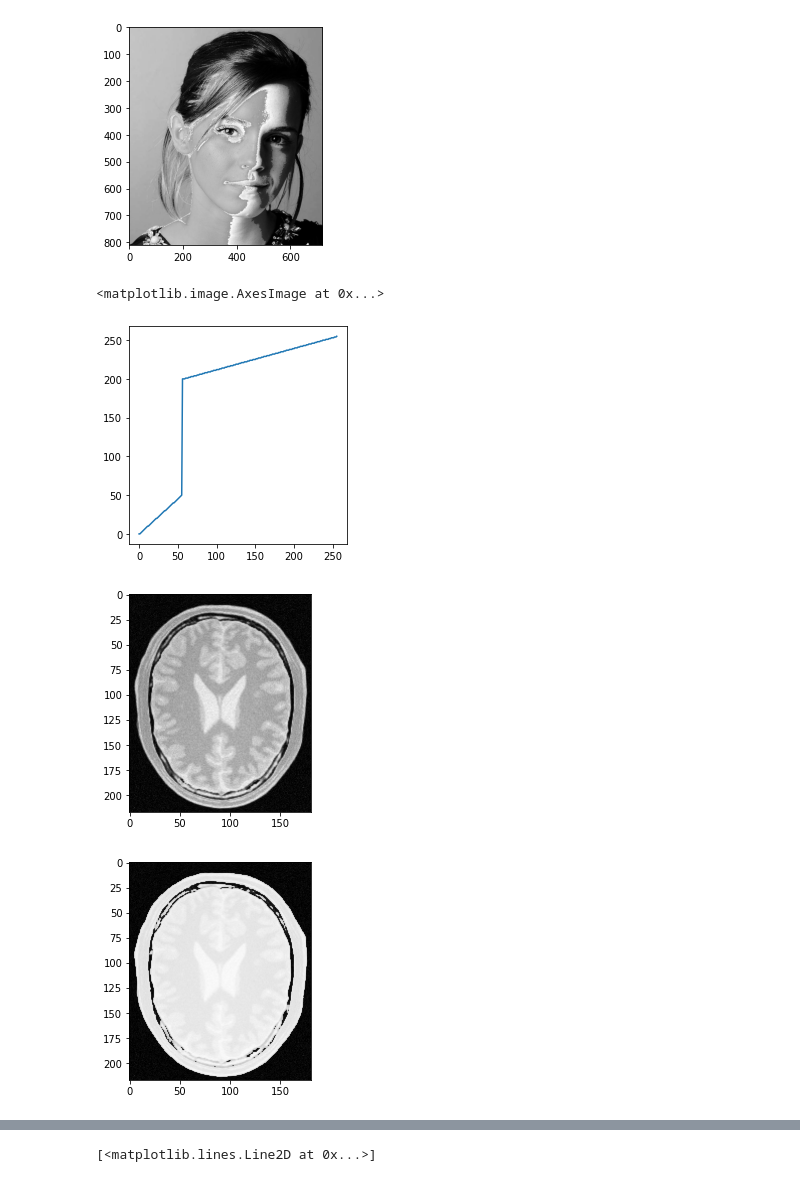
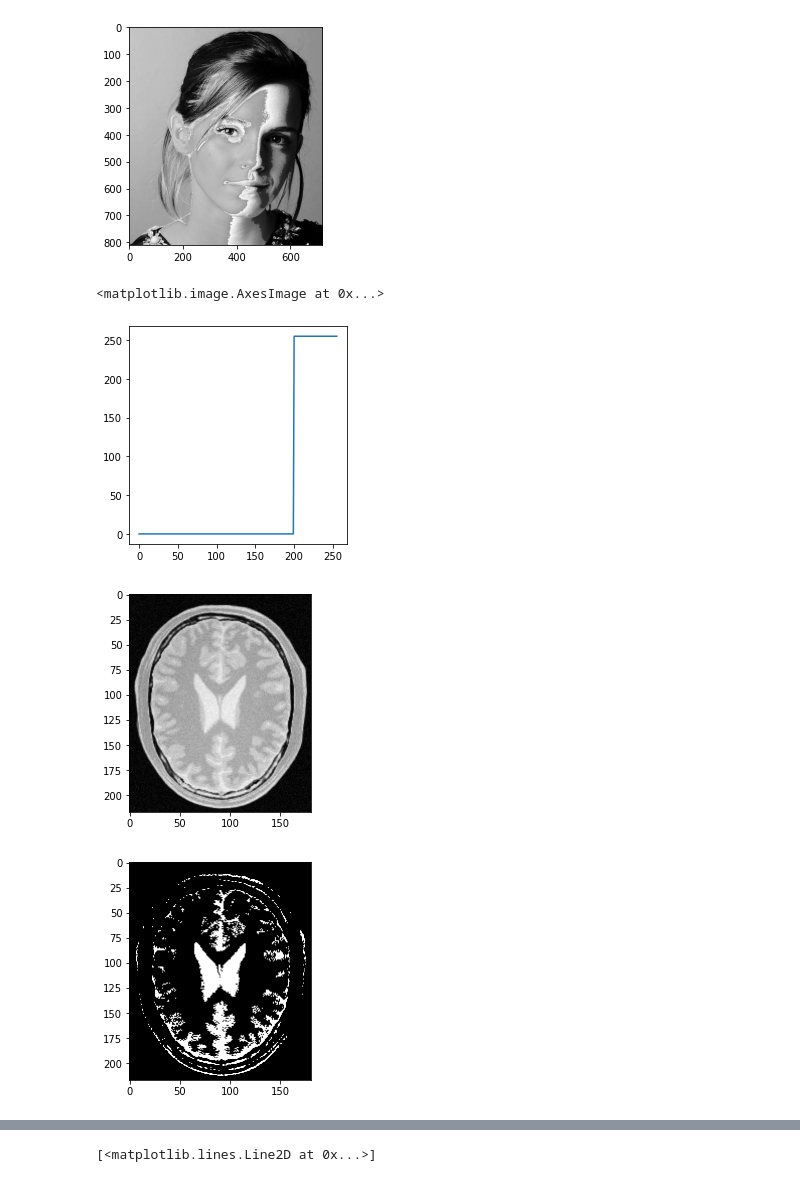
Before and after one commit to maleeshaRuvindi/EN2550_assignment1, a Jupyter notebook: 190535D_Assignment1.ipynb, the cells around one changed output, grey strips where cells are left out. Cells and saved outputs as stored; diff of their text form; code cells hidden in the pictures.

```diff
--- a/190535D_Assignment1.ipynb
+++ b/190535D_Assignment1.ipynb
@@ -32,26 +32,26 @@ ax3.imshow(newimg2)
 [figure]
 # %%
 img=cv.imread(r'C:\Users\ASUS\Documents\coding\image processing\images\brain_proton_density_slice.png',cv.IMREAD_GRAYSCALE)
-t1= np.linspace(0,50,56)
-t2= np.linspace(50,200,0)
-t3= np.linspace(200,255,200)
+t1= np.linspace(0,0,200)
+t2= np.linspace(0,255,0)
+t3= np.linspace(255,255,56)
 t = np.concatenate((t1,t2,t3),axis=0).astype(np.uint8)
 fig,ax = plt.subplots()
 ax.plot(t)
 ax.set_aspect('equal')
 assert len(t) == 256
 
 img2 = cv.LUT(img,t)
 newimg = cv.cvtColor(img,cv.COLOR_BGR2RGB)
 newimg2 = cv.cvtColor(img2,cv.COLOR_BGR2RGB)
 fig1,ax1 = plt.subplots()
 ax1.imshow(newimg)
 fig3,ax3 = plt.subplots()
 ax3.imshow(newimg2)
 # %% [output]
 <matplotlib.image.AxesImage at 0x...>
-[figure, old version]
+[figure, new version]
 [figure]
-[figure, old version]
+[figure, new version]
 # %%
 img=cv.imread(r'C:\Users\ASUS\Documents\coding\image processing\images\brain_proton_density_slice.png',cv.IMREAD_GRAYSCALE)
```
Also changed, not shown: parts of 6 cells of this notebook.
